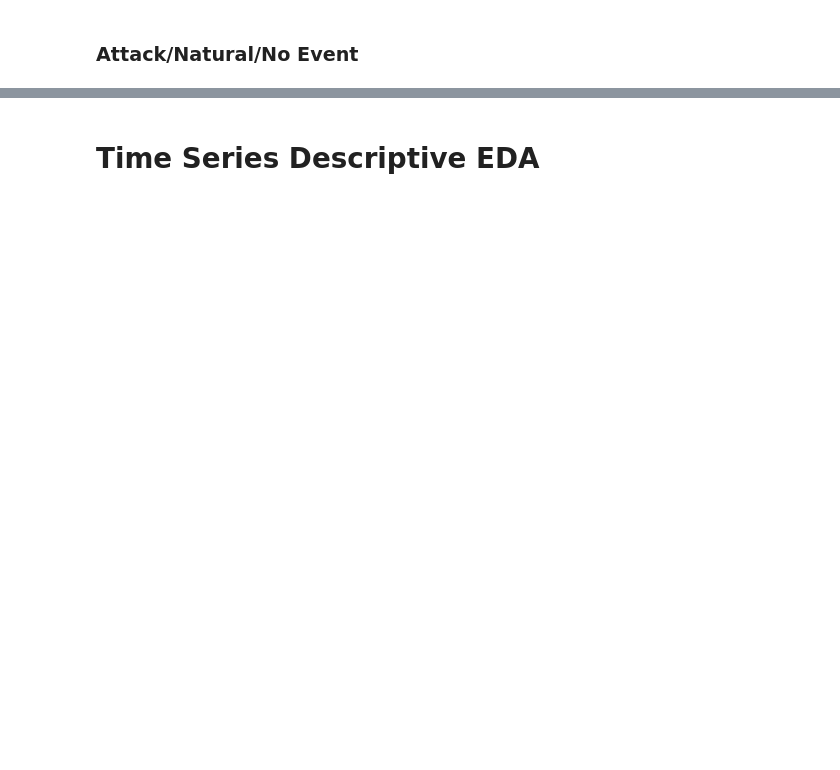
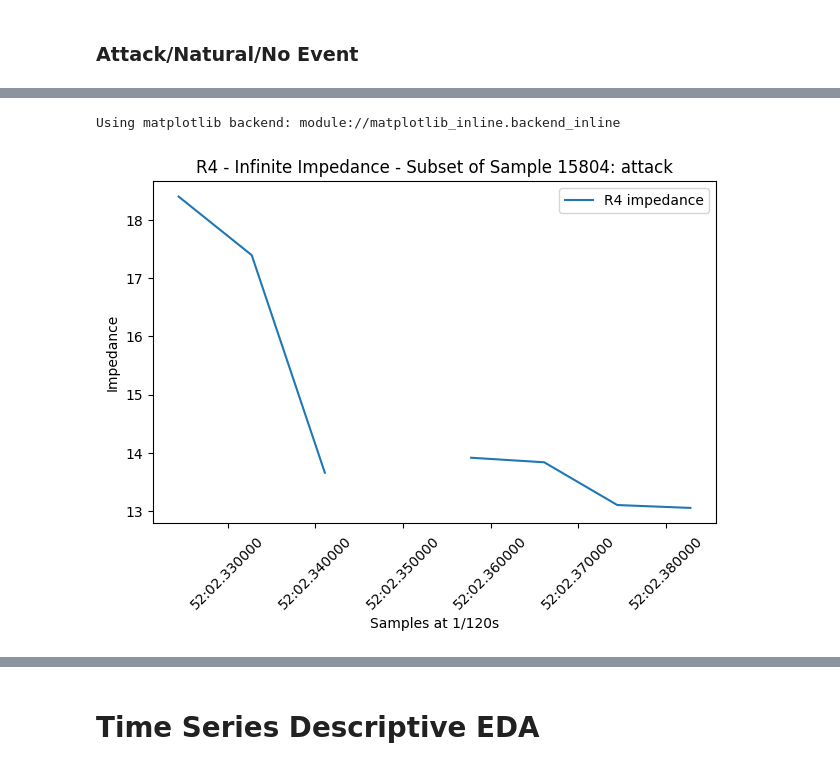
Before and after one commit to kmazurczyk/power-grid-time-series-classification, a Jupyter notebook: notebooks/signal_EDA.ipynb, the cells around one changed output, grey strips where cells are left out. Cells and saved outputs as stored; diff of their text form; code cells hidden in the pictures; blank space fills up the shorter version.

Commit message:
data cleansing, feat eng impedance

```diff
--- a/notebooks/signal_EDA.ipynb
+++ b/notebooks/signal_EDA.ipynb
@@ -368,0 +406,4 @@ Using matplotlib backend: module://matplotlib_inline.backend_inline
+# %%
+# look at one known sample - we see the at Inf is an instantaneous value
+impeded_sample = df.loc[1715:1725,:]
+impeded_sample['R4_appearance_impedance_for_relays']
@@ -368,0 +426,15 @@ Using matplotlib backend: module://matplotlib_inline.backend_inline
+# %%
+%matplotlib
+title = f'R4 - Infinite Impedance - Subset of Sample {sample_id}: {event_detail}'
+
+plt.plot(impeded_sample['synthetic_datetime'],impeded_sample['R4_appearance_impedance_for_relays'],label='R4 impedance')
+plt.ylabel('Impedance')
+plt.xlabel('Samples at 1/120s')
+plt.xticks(rotation=45)
+plt.legend()
+plt.tight_layout()
+plt.title(title)
+plt.show()
+# %% [output]
+Using matplotlib backend: module://matplotlib_inline.backend_inline
+[figure, added]
```
Also changed, not shown: parts of 48 cells of this notebook, 5 other files.
